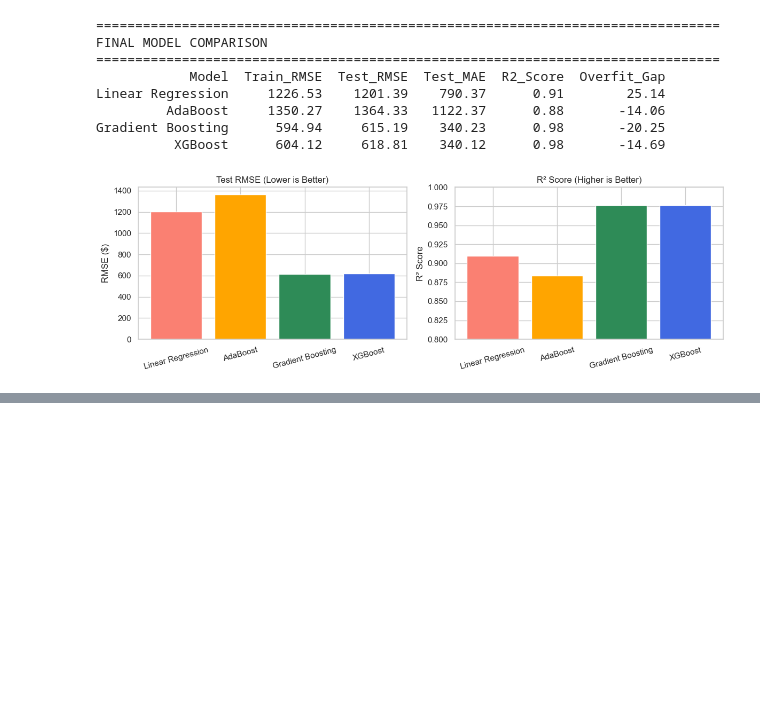
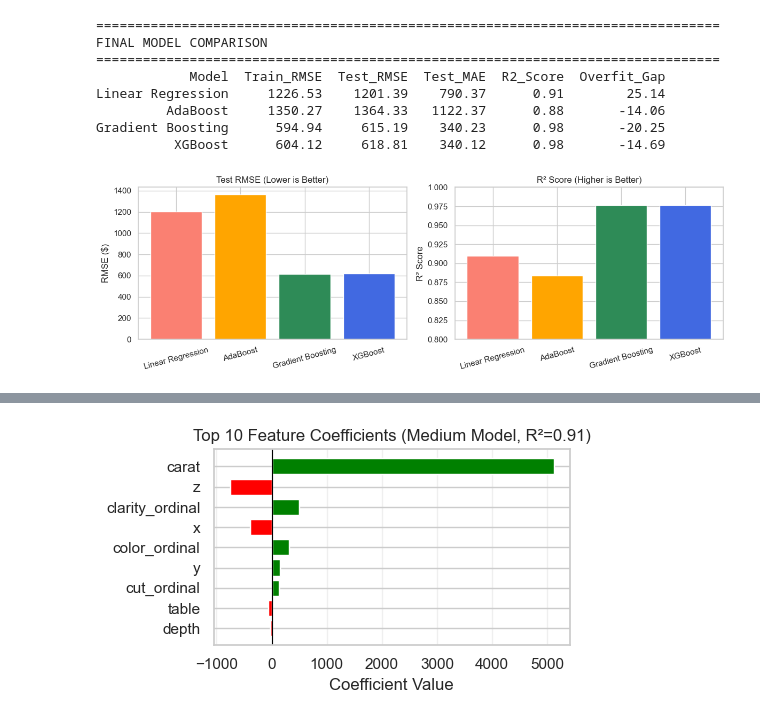
Before and after one commit to dark-devil-14/Diamond-Price-Prediction, a Jupyter notebook: notebooks/Diamond_price_prediction.ipynb, the cells around one changed output, grey strips where cells are left out. Cells and saved outputs as stored; diff of their text form; code cells hidden in the pictures; blank space fills up the shorter version.

```diff
--- a/notebooks/Diamond_price_prediction.ipynb
+++ b/notebooks/Diamond_price_prediction.ipynb
@@ -58,7 +56,7 @@ Libraries used:
 !pip freeze > ../images/requirements.txt
 # %%
 #UNBOXING OF THE DATASET
-df = pd.read_csv('/Users/rajuram/Desktop/Diamond_value_pridcition/Data/Diamond_Price_ Kaggle.csv', index_col=0)
+df = pd.read_csv('/Users/rajuram/Desktop/Diamond-Price-Prediction_2/Data/Diamond_Price_ Kaggle.csv', index_col=0)
 print("Dataset loaded successfully!")
 df.head()
 # %% [output]
@@ -599,0 +981,71 @@ Gradient Boosting      594.94     615.19    340.23      0.98       -20.25
+# %%
+# ============================================================
+# EXTRACT FEATURE COEFFICIENTS FROM MEDIUM MODEL
+# ============================================================
+
+# Step 1: Get the fitted regressor from the pipeline
+linear_reg = medium_pipeline.named_steps['regressor']
+coefficients = linear_reg.coef_
+
+# Step 2: Get feature names after preprocessing
+# The preprocessor is a ColumnTransformer; we need to get names from each transformer
+
+# For numerical features (after scaling, names unchanged)
+num_features = numerical_features  # ['carat', 'depth', 'table', 'x', 'y', 'z']
+
+# For categorical features (ordinal encoded, one column per original feature)
+# The OrdinalEncoder outputs 3 columns (cut, color, clarity) in that order
+cat_features = ['cut_ordinal', 'color_ordinal', 'clarity_ordinal']  # custom names
+
+# Combine all feature names in the order the preprocessor outputs them
+# The ColumnTransformer concatenates: first 'num', then 'cat'
+all_feature_names = num_features + cat_features
+
+# Step 3: Create a DataFrame of coefficients
+coef_df = pd.DataFrame({
+    'Feature': all_feature_names,
+    'Coefficient': coefficients,
+    'Abs_Coefficient': np.abs(coefficients)
+})
+
+# Sort by absolute coefficient (largest impact)
+coef_df = coef_df.sort_values('Abs_Coefficient', ascending=False)
+
+print("=" * 60)
+print("TOP FEATURE COEFFICIENTS (Medium Model - R² = 0.91)")
+print("=" * 60)
+print(coef_df.to_string(index=False))
+
+# Step 4: Visualize top 10 coefficients (positive and negative)
+top_n = 10
+top_features = coef_df.head(top_n)
+
+plt.figure(figsize=(5, 3))
+colors = ['red' if c < 0 else 'green' for c in top_features['Coefficient']]
+plt.barh(top_features['Feature'], top_features['Coefficient'], color=colors)
+plt.axvline(x=0, color='black', linestyle='-', linewidth=0.8)
+plt.xlabel('Coefficient Value')
+plt.title(f'Top {top_n} Feature Coefficients (Medium Model, R²=0.91)')
+plt.gca().invert_yaxis()  # highest at top
+plt.grid(axis='x', alpha=0.3)
+plt.tight_layout()
+plt.show()
+
+# Step 5: Explanation of what these coefficients mean
+print("\n" + "=" * 60)
+print("INTERPRETATION")
+print("=" * 60)
+print("""
+- Positive coefficient → as feature increases, predicted price increases.
+- Negative coefficient → as feature increases, predicted price decreases.
+- Absolute value → strength of influence.
+
+For diamond pricing:
+  * 'carat' should have a large positive coefficient (heavier → more expensive).
+  * 'clarity_ordinal' (higher = better clarity) should be positive.
+  * 'color_ordinal' (higher = better color, i.e., D=7) should be positive.
+  * 'cut_ordinal' (higher = better cut) should be positive.
+  * 'depth' or 'table' might be negative if optimal ranges exist.
+
+""")
+# %% [output]
@@ -599,0 +1065 @@ Gradient Boosting      594.94     615.19    340.23      0.98       -20.25
+[figure, added]
```
Also changed, not shown: parts of 17 cells of this notebook, 9 other files.
